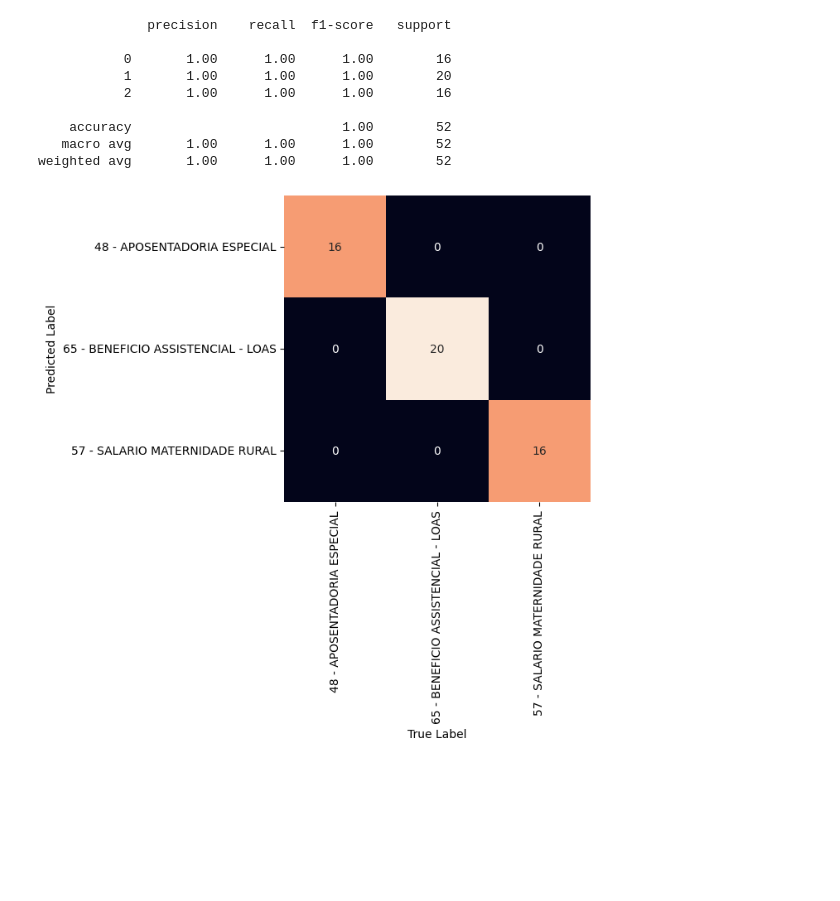
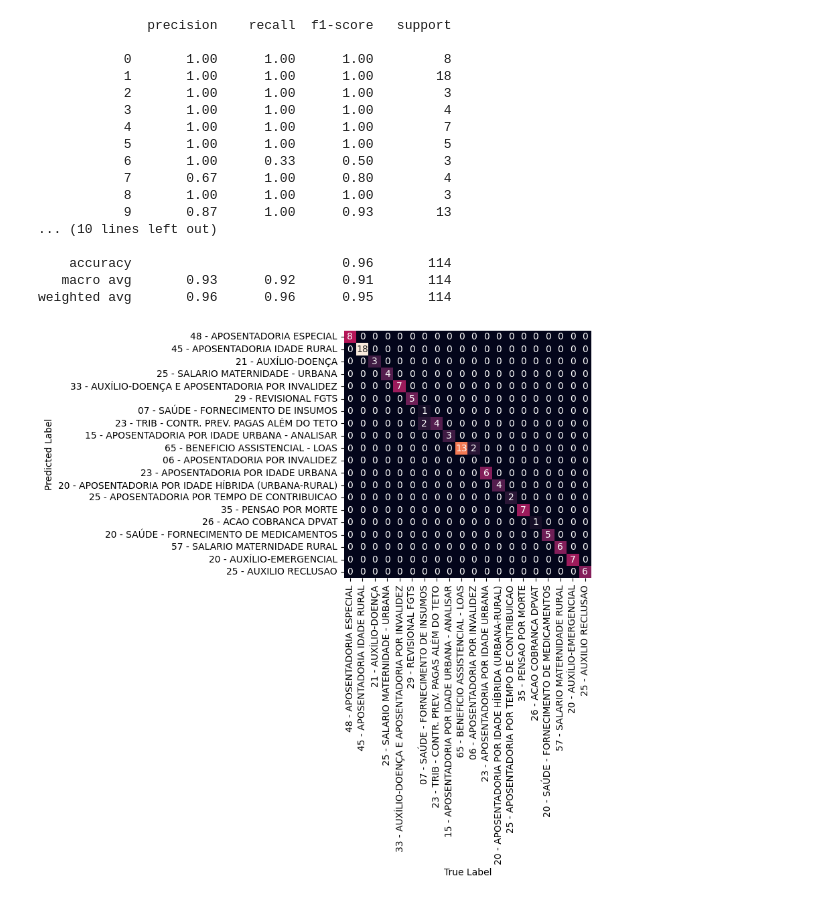
Before and after one commit to Britojuliano99/TRF5, a Jupyter notebook: aplicacao_modelo.ipynb, the cells around one changed output. Drawn from its saved outputs; the diff is of its cells as text; code cells hidden in the pictures; blank space fills up the shorter version.

```diff
--- a/aplicacao_modelo.ipynb
+++ b/aplicacao_modelo.ipynb
@@ -9,7 +9,7 @@ X = df.drop('classe', axis=1)
 y = df['classe']
 
 # Divide os dados em conjuntos de treinamento e teste
-X_train, X_test, y_train, y_test = train_test_split(X, y, test_size=0.3, random_state=42)
+X_train, X_test, y_train, y_test = train_test_split(X, y, test_size=0.2, random_state=42)
 # %%
 from sklearn.neighbors import KNeighborsClassifier
 from sklearn.metrics import classification_report, accuracy_score, roc_auc_score, roc_curve,confusion_matrix
@@ -29,31 +29,56 @@ accuracy = accuracy_score(y_test, Y_pred)
 # %%
 import seaborn as sns
 import matplotlib.pyplot as plt
 
-classe_match ={'48 - APOSENTADORIA ESPECIAL': 0,
- '65 - BENEFICIO ASSISTENCIAL - LOAS': 1,
- '57 - SALARIO MATERNIDADE RURAL': 2}
+classe_match = {'48 - APOSENTADORIA ESPECIAL': 0,
+                '45 - APOSENTADORIA IDADE RURAL': 1,
+                '21 - AUXÍLIO-DOENÇA': 2,
+                '25 - SALARIO MATERNIDADE - URBANA': 3,
+                '33 - AUXÍLIO-DOENÇA E APOSENTADORIA POR INVALIDEZ': 4,
+                '29 - REVISIONAL FGTS': 5,
+                '07 - SAÚDE - FORNECIMENTO DE INSUMOS': 6,
+                '23 - TRIB - CONTR. PREV. PAGAS ALÉM DO TETO': 7,
+                '15 - APOSENTADORIA POR IDADE URBANA - ANALISAR': 8,
+                '65 - BENEFICIO ASSISTENCIAL - LOAS': 9,
+                '06 - APOSENTADORIA POR INVALIDEZ': 10,
+                '23 - APOSENTADORIA POR IDADE URBANA': 11,
+                '20 - APOSENTADORIA POR IDADE HÍBRIDA (URBANA-RURAL)': 12,
+                '25 - APOSENTADORIA POR TEMPO DE CONTRIBUICAO': 13,
+                '35 - PENSAO POR MORTE': 14,
+                '26 - ACAO COBRANCA DPVAT': 15,
+                '20 - SAÚDE - FORNECIMENTO DE MEDICAMENTOS': 16,
+                '57 - SALARIO MATERNIDADE RURAL': 17,
+                '20 - AUXÍLIO-EMERGENCIAL': 18,
+                '25 - AUXILIO RECLUSAO': 19}
 
 # imprimir relatório
 print(classification_report(y_test, Y_pred))
 
 
 # Imprime a matriz de confusão
 mat = confusion_matrix(y_test, Y_pred)
 
-sns.heatmap(mat.T,square=True,annot=True,fmt='d',cbar=False,
-            xticklabels=list(classe_match.keys()),yticklabels=list(classe_match.keys()))
+sns.heatmap(mat.T, square=True, annot=True, fmt='d', cbar=False,
+            xticklabels=list(classe_match.keys()), yticklabels=list(classe_match.keys()))
 plt.xlabel('True Label')
 plt.ylabel("Predicted Label")
 plt.show()
 # %% [output]
               precision    recall  f1-score   support
 
-           0       1.00      1.00      1.00        16
-           1       1.00      1.00      1.00        20
-           2       1.00      1.00      1.00        16
+           0       1.00      1.00      1.00         8
+           1       1.00      1.00      1.00        18
+           2       1.00      1.00      1.00         3
+           3       1.00      1.00      1.00         4
+           4       1.00      1.00      1.00         7
+           5       1.00      1.00      1.00         5
+           6       1.00      0.33      0.50         3
+           7       0.67      1.00      0.80         4
+           8       1.00      1.00      1.00         3
+           9       0.87      1.00      0.93        13
+... (10 lines left out)
 
-    accuracy                           1.00        52
-   macro avg       1.00      1.00      1.00        52
-weighted avg       1.00      1.00      1.00        52
+    accuracy                           0.96       114
+   macro avg       0.93      0.92      0.91       114
+weighted avg       0.96      0.96      0.95       114
-[figure, old version]
+[figure, new version]
```
Also changed, not shown: 1 other file.
